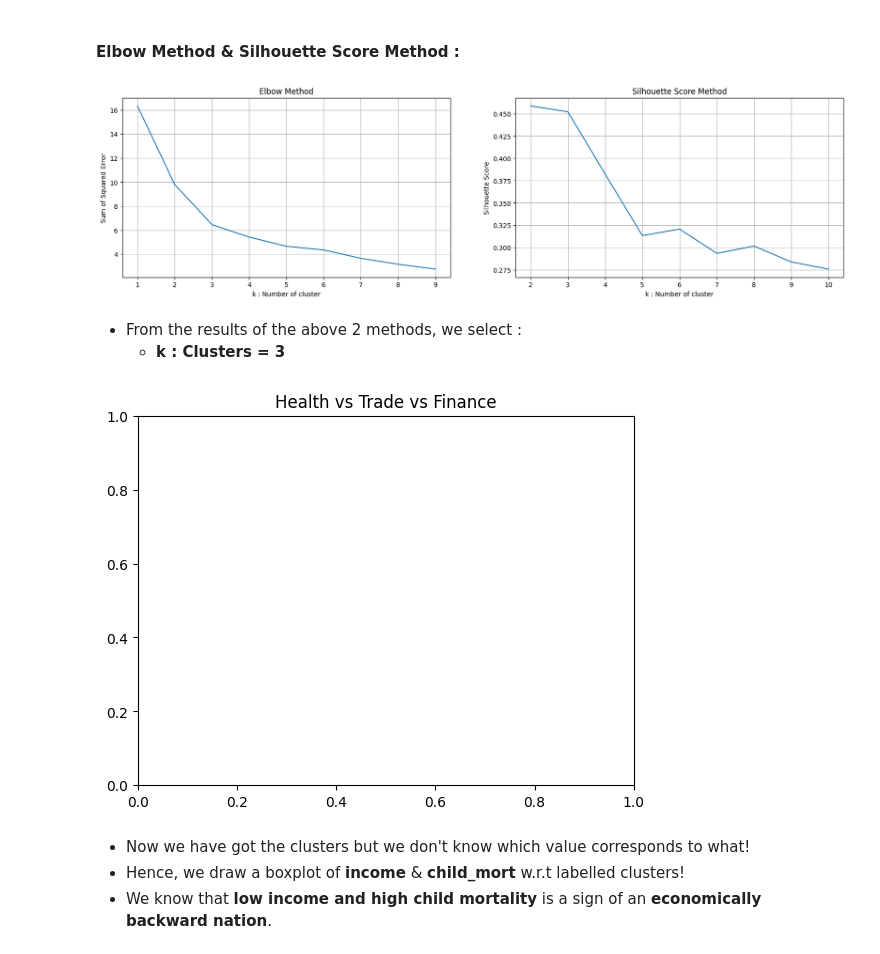
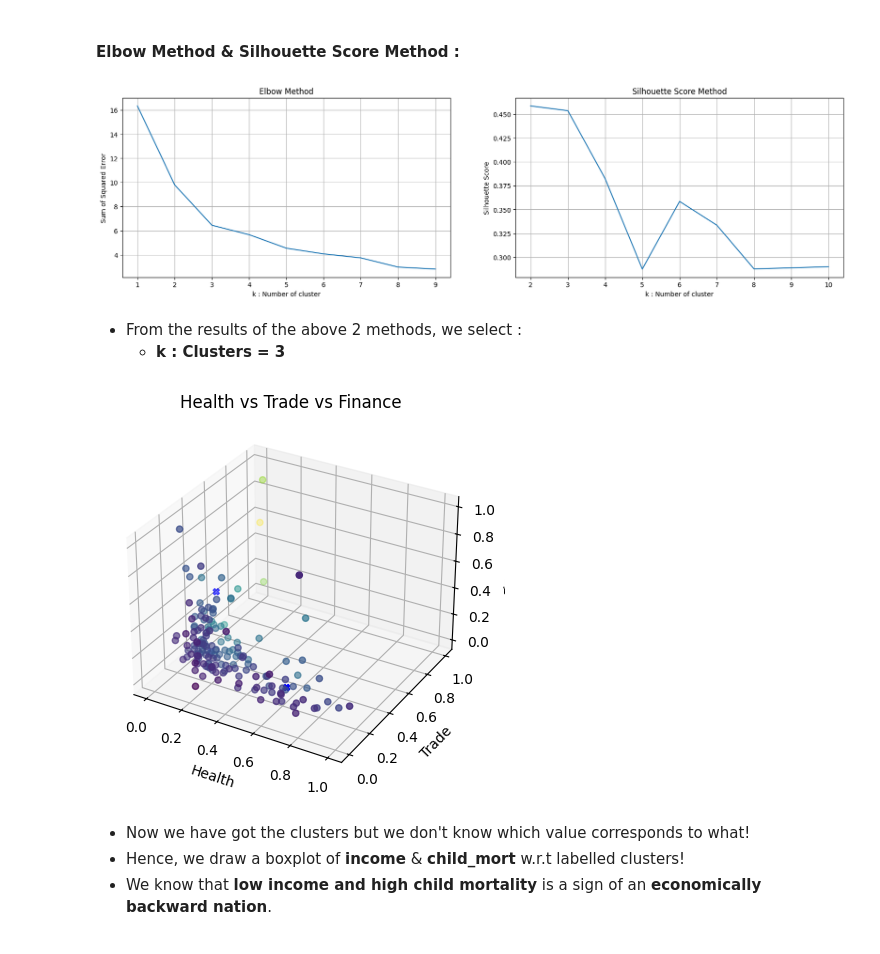
Before and after one commit to AliiAssi/ai-engineers-program, a Jupyter notebook: Unsupervised Learning/clustering-pca-k-means-dbscan-hierarchical.ipynb, the cells around one changed output. Drawn from its saved outputs; the diff is of its cells as text; code cells hidden in the pictures.

```diff
--- a/Unsupervised Learning/clustering-pca-k-means-dbscan-hierarchical.ipynb
+++ b/Unsupervised Learning/clustering-pca-k-means-dbscan-hierarchical.ipynb
@@ -568,9 +555,9 @@ steps you need to do here:
 2. aggregate the normalized data per feature to get a clean result for the new categories
 # %%
 df1 = pd.DataFrame()
-df1['Health'] = (data['....'] / mean) + (data['...'] / mean) + (data['...'] / mean()) + (data['...'] / mean())
-df1['Trade'] = (data['...'] / mean()) + (data['...'] /mean())
-df1['Finance'] = (data['...'] /.mean()) + (data['....'] / .mean()) + (data['...'] / .mean())
+df1['Health'] = (data['child_mort'] / data['child_mort'].mean()) + (data['health'] / data['health'].mean()) + (data['life_expec'] / data['life_expec'].mean()) + (data['total_fer'] / data['total_fer'].mean())
+df1['Trade'] = (data['imports'] / data['imports'].mean()) + (data['exports'] / data['exports'].mean())
+df1['Finance'] = (data['income'] / data['income'].mean()) + (data['inflation'] / data['inflation'].mean()) + (data['gdpp'] / data['gdpp'].mean())
 df1.head()
 # %% [output]
 |  | Health | Trade | Finance |
@@ -583,14 +570,13 @@ df1.head()
 ### Data Scaling :
 # %%
 from sklearn.preprocessing import MinMaxScaler,StandardScaler
-mms = MinMaxScaler() # Normalization: it is needed because the data categories have different units and scales, so we need to normalize them
-ss = StandardScaler() # Standardization: After normalization, we need to make these data points at the same scale.
-#Without standardization, features with larger ranges could dominate the learning process, leading to biased results.
+mms = MinMaxScaler() # Normalization
+ss = StandardScaler() # Standardization
 
-df1['Health'] = mms.fit_transform(....)
-df1['Trade'] = mms.fit_transform(....)
-df1['Finance'] = mms.fit_transform(....)
-df1...... ### Now add the country column
+df1['Health'] = mms.fit_transform(df1[['Health']])
+df1['Trade'] = mms.fit_transform(df1[['Trade']])
+df1['Finance'] = mms.fit_transform(df1[['Finance']])
+df1.insert(loc = 0, value = list(data['country']), column = 'Country')
 df1.head()
 # %% [output]
 |  | Country | Health | Trade | Finance |
@@ -703,17 +688,15 @@ m2 = pca_df2.values # PCA Data
 # %% [markdown]
 #### Elbow Method & Silhouette Score Method :
 # %%
-sse = {} #inertia values
-sil = [] #silhoutte values
-kmax = 10
+sse = {};sil = [];kmax = 10
 fig = plt.subplots(nrows = 1, ncols = 2, figsize = (20,5))
 
 # Elbow Method :
 plt.subplot(1,2,1)
-for k in range(...): #test for k from 1 to 10
-    kmeans = .... #initiate kmeans clustering, with clusters k, iterations 1000, and fit the feature combination data
-    sse[k] = kmeans....  # Inertia: Sum of distances of samples to their closest cluster center
-sns.lineplot(x = .. , y = .. ); #line plot for inertia
+for k in range(1, 10):
+    kmeans = KMeans(n_clusters=k, max_iter=1000).fit(m1)
+    sse[k] = kmeans.inertia_ # Inertia: Sum of distances of samples to their closest cluster center
+sns.lineplot(x = list(sse.keys()), y = list(sse.values()));
 plt.title('Elbow Method')
 plt.xlabel("k : Number of cluster")
 plt.ylabel("Sum of Squared Error")
@@ -722,9 +705,9 @@ plt.grid()
 # Silhouette Score Method
 plt.subplot(1,2,2)
 for k in range(2, kmax + 1):
-    kmeans = .... #kmeans cluster and fit
+    kmeans = KMeans(n_clusters = k).fit(m1)
     labels = kmeans.labels_
-    sil.append(.... ) #calculate the silhoutte score using euclidean distance
+    sil.append(silhouette_score(m1, labels, metric = 'euclidean'))
 sns.lineplot(x = range(2,kmax + 1), y = sil);
 plt.title('Silhouette Score Method')
 plt.xlabel("k : Number of cluster")
@@ -733,33 +716,32 @@ plt.grid()
 
 plt.show()
 # %% [output]
-[figure, old version]
+[figure, new version]
 # %% [markdown]
 - From the results of the above 2 methods, we select :
     - **k : Clusters = 3**
 # %%
-model = .... #based on above results, calculate kmeans for k = 3
-model....  # fit the feature combination dataset
-cluster = model.... #get the centroids
+model = KMeans(n_clusters = 3,max_iter = 1000)
+model.fit(m1)
+cluster = model.cluster_centers_
 centroids = np.array(cluster)
 labels = model.labels_
 data['Class'] = labels; df1['Class'] = labels
 
 fig = plt.figure()
 ax = fig.add_subplot(111, projection='3d')
-
 x = np.array(df1['Health'])
 y = np.array(df1['Trade'])
 z = np.array(df1['Finance'])
 ax.scatter(centroids[:,0],centroids[:,1],centroids[:,2],marker="X", color = 'b')
 ax.scatter(x,y,z,c = y)
 plt.title('Health vs Trade vs Finance')
 ax.set_xlabel('Health')
 ax.set_ylabel('Trade')
 ax.set_zlabel('Finance')
 plt.show();
 # %% [output]
-[figure, old version]
+[figure, new version]
 # %% [markdown]
 - Now we have got the clusters but we don't know which value corresponds to what!
 - Hence, we draw a boxplot of **income** & **child_mort** w.r.t labelled clusters!
```
Also changed, not shown: parts of 10 cells of this notebook, 1 other file.
